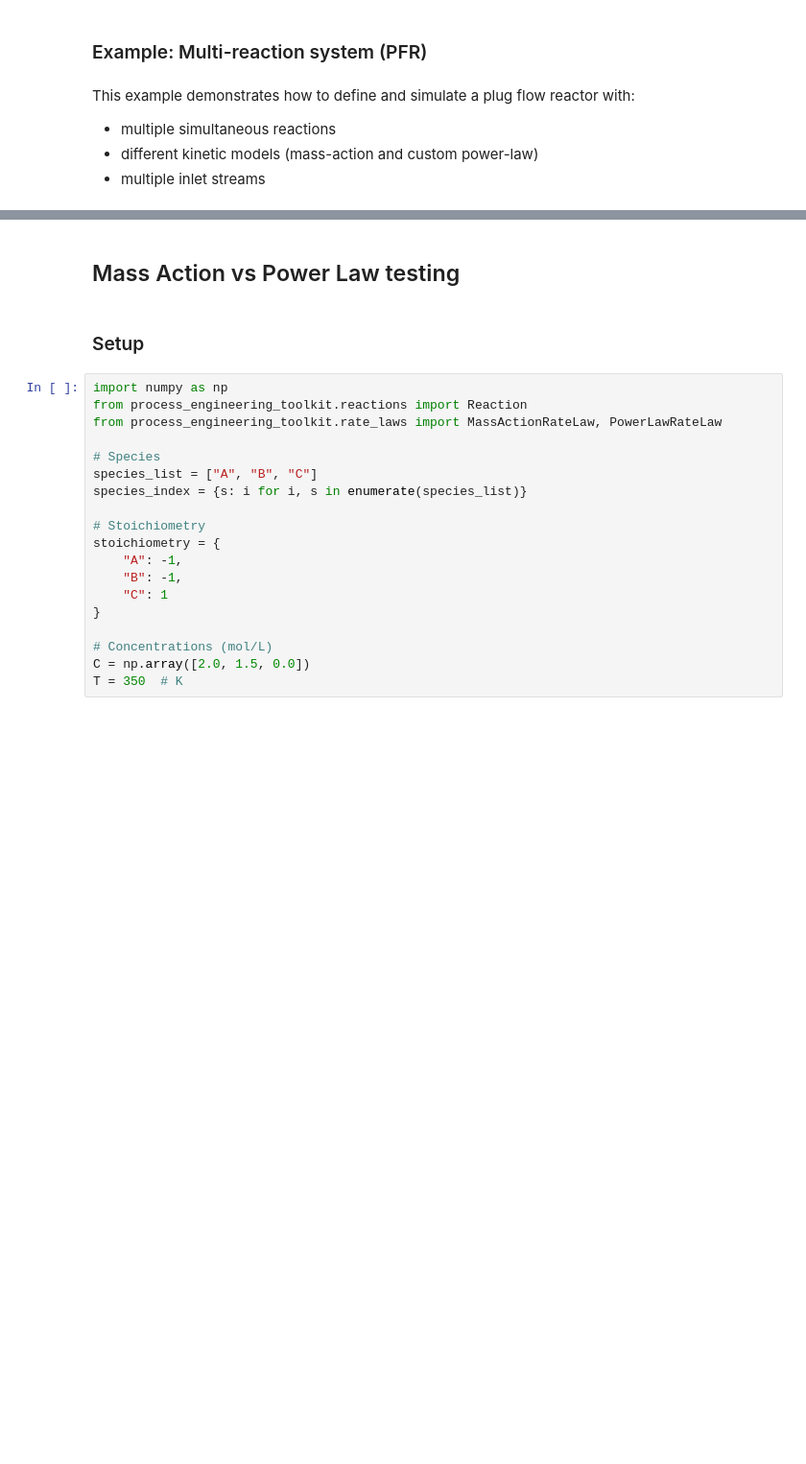
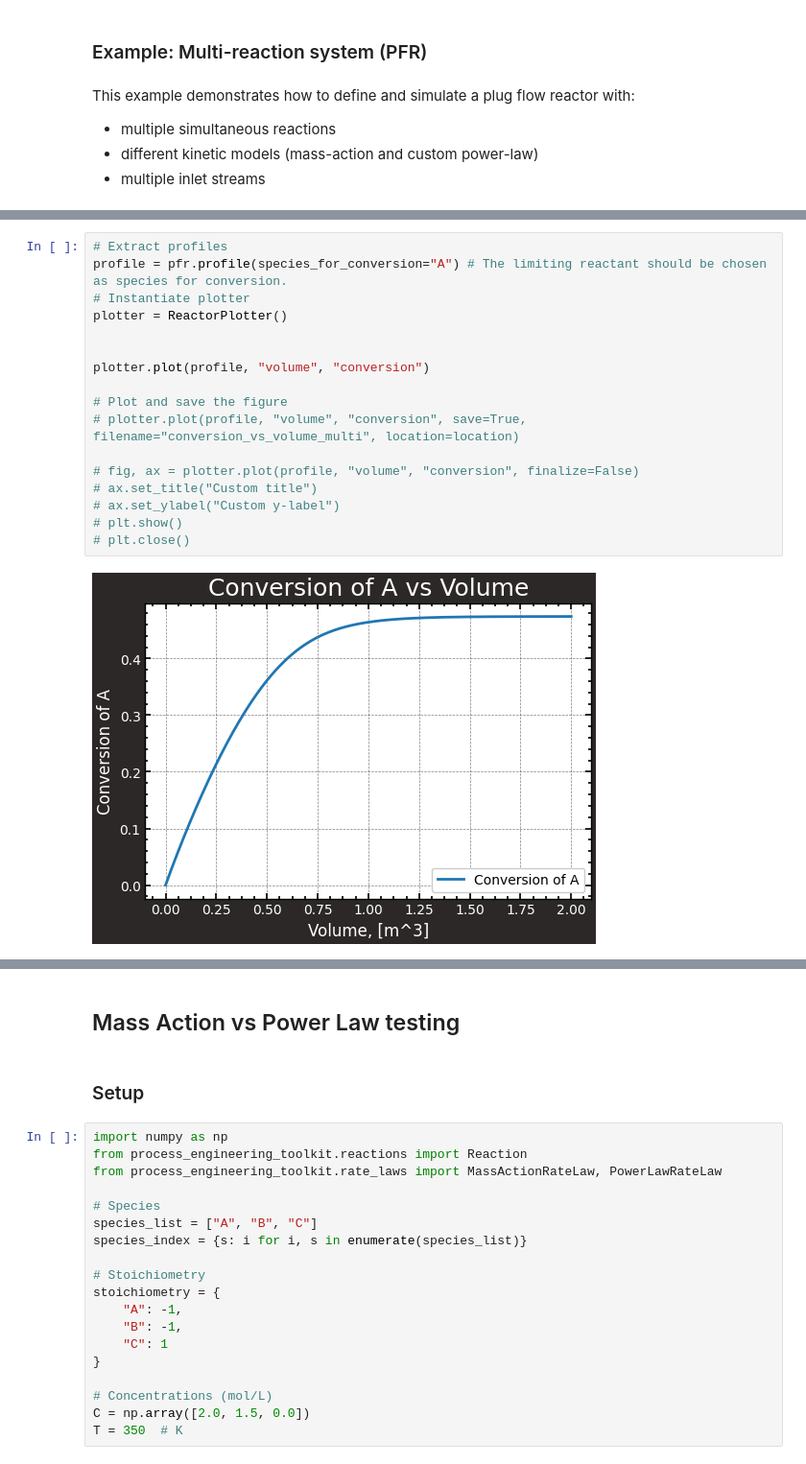
Before and after one commit to KABOSScodes/process_engineering_toolkit, a Jupyter notebook: notebooks/exploration.ipynb, the cells around one changed output, grey strips where cells are left out. Shown at 96% size. Cells and saved outputs as stored; diff of their text form; blank space fills up the shorter version.

```diff
--- a/notebooks/exploration.ipynb
+++ b/notebooks/exploration.ipynb
@@ -318,0 +216,19 @@ Required PFR volume for 40% conversion, m3   : 0.861
+# %%
+# Extract profiles
+profile = pfr.profile(species_for_conversion="A") # The limiting reactant should be chosen as species for conversion.
+# Instantiate plotter
+plotter = ReactorPlotter()
+
+
+plotter.plot(profile, "volume", "conversion")
+
+# Plot and save the figure
+# plotter.plot(profile, "volume", "conversion", save=True, filename="conversion_vs_volume_multi", location=location)
+
+# fig, ax = plotter.plot(profile, "volume", "conversion", finalize=False)
+# ax.set_title("Custom title")
+# ax.set_ylabel("Custom y-label")
+# plt.show()
+# plt.close()
+# %% [output]
+[figure, added]
```
Also changed, not shown: parts of 19 cells of this notebook.
